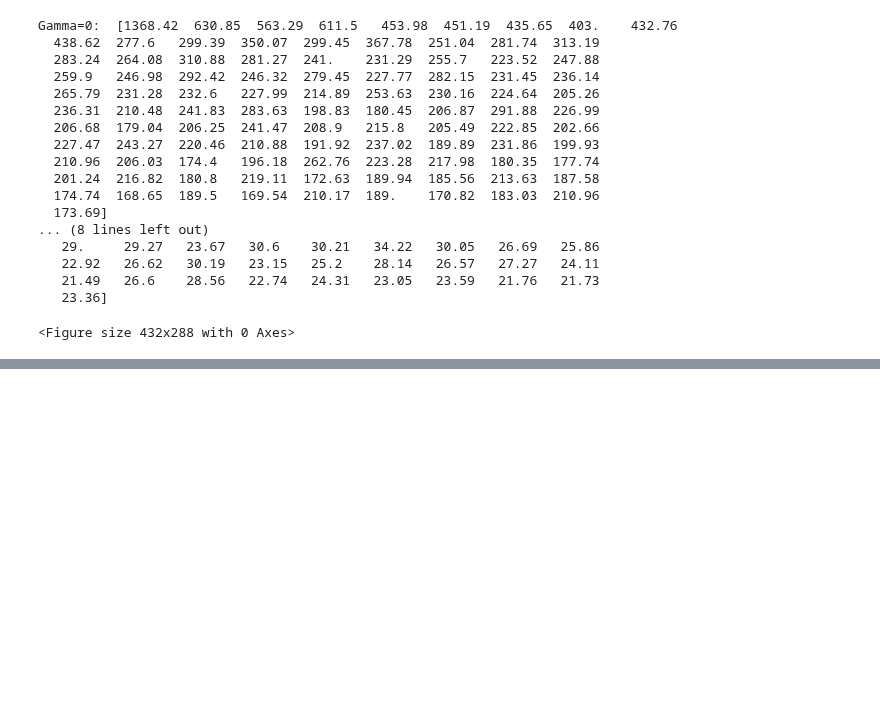
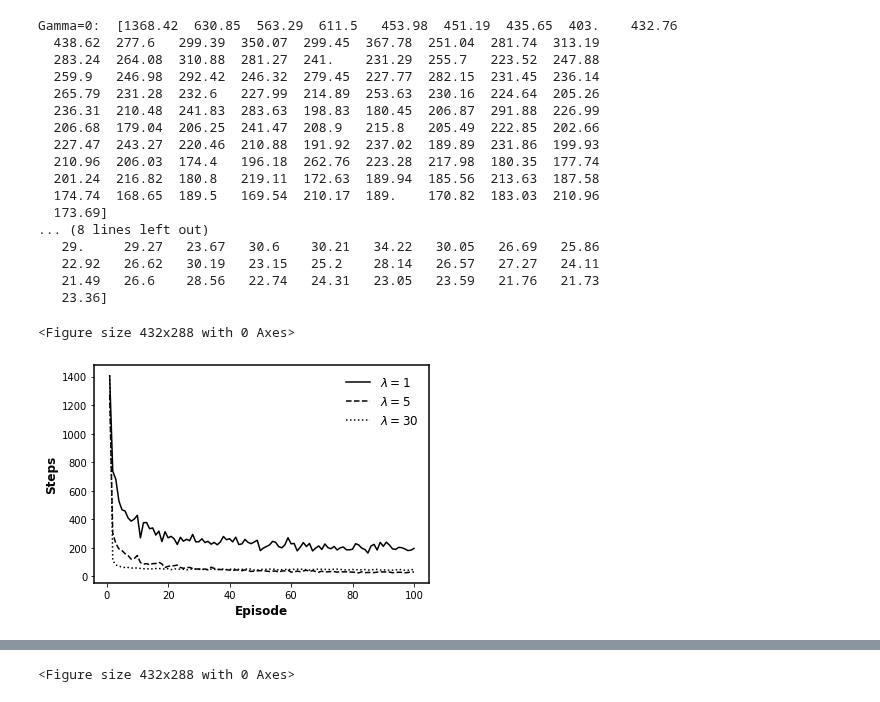
Before and after one commit to GrandJune/HAI, a Jupyter notebook: Denrell2004/Results.ipynb, the cells around one changed output, grey strips where cells are left out. Saved outputs shown, nothing was run; the diff lists cells and outputs as text; code cells hidden in the pictures; blank space fills up the shorter version.

Commit message:
Initialize: Figure 1-performance across learning length
Figure 2-Informed across distance from low peaks

```diff
--- a/Denrell2004/Results.ipynb
+++ b/Denrell2004/Results.ipynb
@@ -289,3 +289,74 @@ Gamma=0:  [1368.42  630.85  563.29  611.5   453.98  451.19  435.65  403.    432.
    21.49   26.6    28.56   22.74   24.31   23.05   23.59   21.76   21.73
    23.36]
 <Figure size 432x288 with 0 Axes>
+# %%
+# Time to Solution as Organizational Performance
+# add lambda, the length of updated preceding state-action pairs
+from Q_learning import Agent
+import numpy as np
+
+# lambda_ = 1
+steps_lambda_1 = []
+steps_across_episode_agent = []
+for _ in range(100):
+    np.random.seed(None)
+    q_agent = Agent(N=10, peak=1)
+    steps_across_episode = []
+    for index in range(100):
+        q_agent.learn(alpha=0.2, gamma=0)
+        steps_across_episode.append(q_agent.steps)
+    steps_across_episode_agent.append(steps_across_episode)
+steps_lambda_1 = np.mean(steps_across_episode_agent, axis=0)
+
+lambda_ = 5
+steps_lambda_5 = []
+steps_across_episode_agent = []
+for _ in range(100):
+    np.random.seed(None)
+    q_agent = Agent(N=10, peak=1)
+    steps_across_episode = []
+    for index in range(100):
+        q_agent.learn_with_lambda(alpha=0.2, gamma=0, lambda_=lambda_)
+        steps_across_episode.append(q_agent.steps)
+    steps_across_episode_agent.append(steps_across_episode)
+steps_lambda_5 = np.mean(steps_across_episode_agent, axis=0)
+
+lambda_ = 30
+steps_lambda_30 = []
+steps_across_episode_agent = []
+for _ in range(100):
+    np.random.seed(None)
+    q_agent = Agent(N=10, peak=1)
+    steps_across_episode = []
+    for index in range(100):
+        q_agent.learn_with_lambda(alpha=0.2, gamma=0.9, lambda_=lambda_)
+        steps_across_episode.append(q_agent.steps)
+    steps_across_episode_agent.append(steps_across_episode)
+steps_lambda_30 = np.mean(steps_across_episode_agent, axis=0)
+
+# Figure 1: Ave Max Q across Hamming Distance
+x =  range(1, 101)
+# x = [50, 100, 150]
+fig, ax = plt.subplots()
+ax.spines["left"].set_linewidth(1.5)
+ax.spines["right"].set_linewidth(1.5)
+ax.spines["top"].set_linewidth(1.5)
+ax.spines["bottom"].set_linewidth(1.5)
+plt.plot(x, steps_lambda_1, "k-", label="$\lambda={0}$".format(1))
+plt.plot(x, steps_lambda_5, "k--", label="$\lambda={0}$".format(5))
+plt.plot(x, steps_lambda_30, "k:", label="$\lambda={0}$".format(30))
+# plt.plot(x, max_performance, "k-v", label="Max")
+plt.xlabel("Episode", fontweight='bold', fontsize=12)
+plt.ylabel('Steps', fontweight='bold', fontsize=12)
+# plt.xticks(x)
+# ax.set_ylim(0, 0.7)
+plt.legend(frameon=False, ncol=1, fontsize=12)
+plt.savefig(r"Steps_across_episode_lambda.png", transparent=True, dpi=300)
+plt.show()
+plt.clf()
+print("Lambda=5: ", steps_lambda_5)
+print("Lambda=30: ", steps_lambda_30)
+# should be start with 0.73 (max) and 0.82 (softmax)
+# at the third sample, should be as close as to 1% difference
+# %% [output]
+[figure, added]
@@ -291,0 +380 @@ Gamma=0:  [1368.42  630.85  563.29  611.5   453.98  451.19  435.65  403.    432.
+<Figure size 432x288 with 0 Axes>
```
Also changed, not shown: parts of 2 cells of this notebook, 3 other files.
